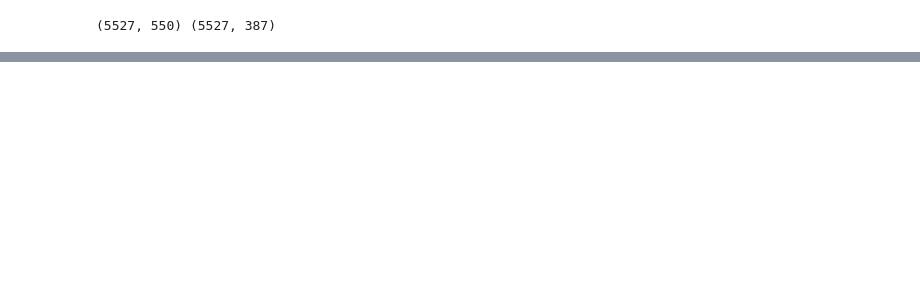
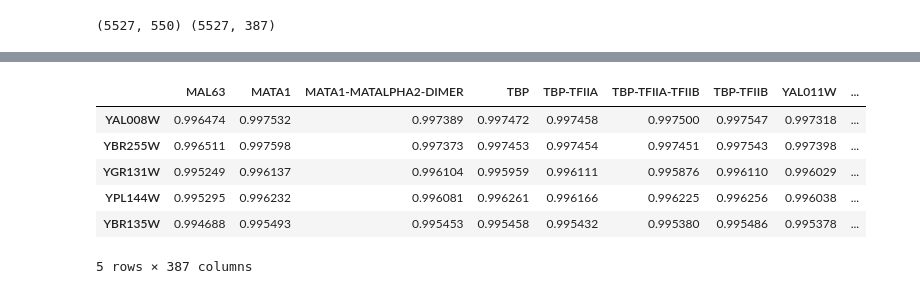
Before and after one commit to isabelleberger/netrex_plus, a Jupyter notebook: notebook/2018-11-28_run_netrex_with_c_cutoff.ipynb, the cells around one changed output, grey strips where cells are left out. Saved outputs shown, nothing was run; the diff lists cells and outputs as text; code cells hidden in the pictures; blank space fills up the shorter version.

```diff
--- a/notebook/2018-11-28_run_netrex_with_c_cutoff.ipynb
+++ b/notebook/2018-11-28_run_netrex_with_c_cutoff.ipynb
@@ -509,0 +522,4 @@ predicted.to_csv('yeast_netrex_c_cutoff_predicted_network', sep='\t')
+# %%
+x_trans_y = yeast_c_cutoff.X.T.dot(yeast_c_cutoff.Y)
+# %%
+x_tr_y_predicted = pd.DataFrame(x_trans_y, index=idx_prior2.index, columns=idx_prior2.columns)
@@ -509,0 +528,10 @@ predicted.to_csv('yeast_netrex_c_cutoff_predicted_network', sep='\t')
+# %%
+x_tr_y_predicted.head()
+# %% [output]
+|  | MAL63 | MATA1 | MATA1-MATALPHA2-DIMER | TBP | TBP-TFIIA | TBP-TFIIA-TFIIB | TBP-TFIIB | YAL011W | ... |
+| YAL008W | 0.996474 | 0.997532 | 0.997389 | 0.997472 | 0.997458 | 0.997500 | 0.997547 | 0.997318 | ... |
+| YBR255W | 0.996511 | 0.997598 | 0.997373 | 0.997453 | 0.997454 | 0.997451 | 0.997543 | 0.997398 | ... |
+| YGR131W | 0.995249 | 0.996137 | 0.996104 | 0.995959 | 0.996111 | 0.995876 | 0.996110 | 0.996029 | ... |
+| YPL144W | 0.995295 | 0.996232 | 0.996081 | 0.996261 | 0.996166 | 0.996225 | 0.996256 | 0.996038 | ... |
+| YBR135W | 0.994688 | 0.995493 | 0.995453 | 0.995458 | 0.995432 | 0.995380 | 0.995486 | 0.995378 | ... |
+5 rows × 387 columns
```
Also changed, not shown: parts of 16 cells of this notebook, 3 other files.
